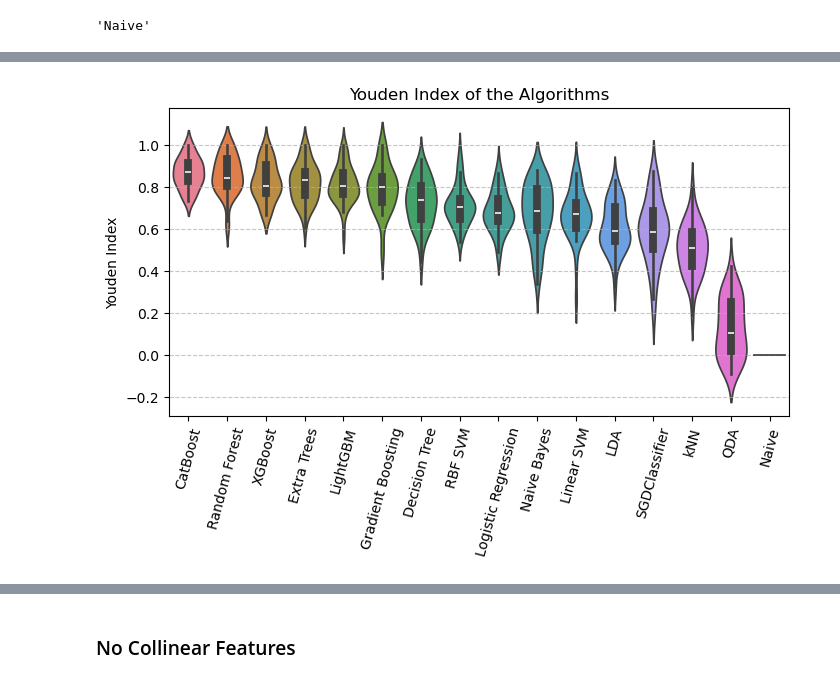
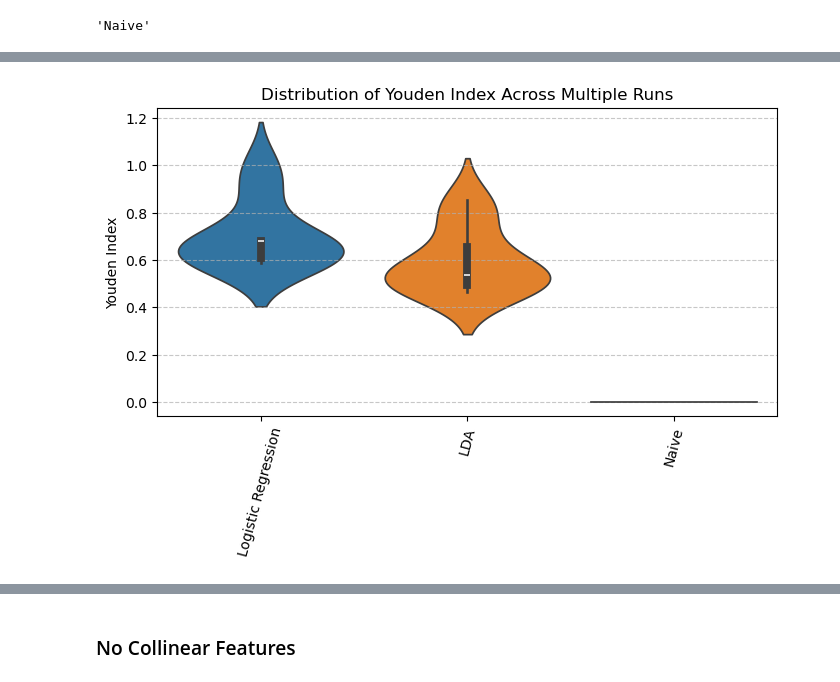
Before and after one commit to acbriza/dpn2026, a Jupyter notebook: module/feature_modeL_selection.ipynb, the cells around one changed output, grey strips where cells are left out. Drawn from its saved outputs; the diff is of its cells as text; code cells hidden in the pictures.

```diff
--- a/module/feature_modeL_selection.ipynb
+++ b/module/feature_modeL_selection.ipynb
@@ -56,8 +56,8 @@ The autoreload extension is already loaded. To reload it, use:
 ## Read Config File
 # %%
 config_path = Path(r'experiments\binary')
-#config_file = config_path / "selection_config_dev.yml"
-config_file = config_path / "selection_config_final.yml"
+config_file = config_path / "selection_config_dev.yml"
+#config_file = config_path / "selection_config_final.yml"
 config_dict = ymlconfig.load_config(config_file)
 config = ymlconfig.dict_to_namespace(config_dict)
 config_dict
@@ -266,4 +222,5 @@ metrics_stats['All']['std']
 # %%
-youden_scores['All'] = get_youden_scores(model_metrics, 'All', metrics_stats)
-youden_scores['All']
+youden_scores['All'] = get_metric_scores(model_metrics, 'All', metrics_stats, 'youden')
+rocauc_scores['All'] = get_metric_scores(model_metrics, 'All', metrics_stats, 'roc-auc')
+rocauc_scores['All']
 # %% [output]
@@ -287,6 +237,7 @@ youden_scores['All']
 # %%
-plot_youden_scores(youden_scores, exp_code='All',
-                   sorted=True, title='Youden Index of the Algorithms',
-                   experiment_tag=experiment_tag, savedir=outputdir)
+plot_metric_scores(youden_scores, exp_code='All', sorted=True,
+                   experiment_tag=experiment_tag,
+                   target_metric='youden',
+                   savedir=outputdir)
 # %% [output]
-[figure, old version]
+[figure, new version]
```
Also changed, not shown: parts of 33 cells of this notebook.
